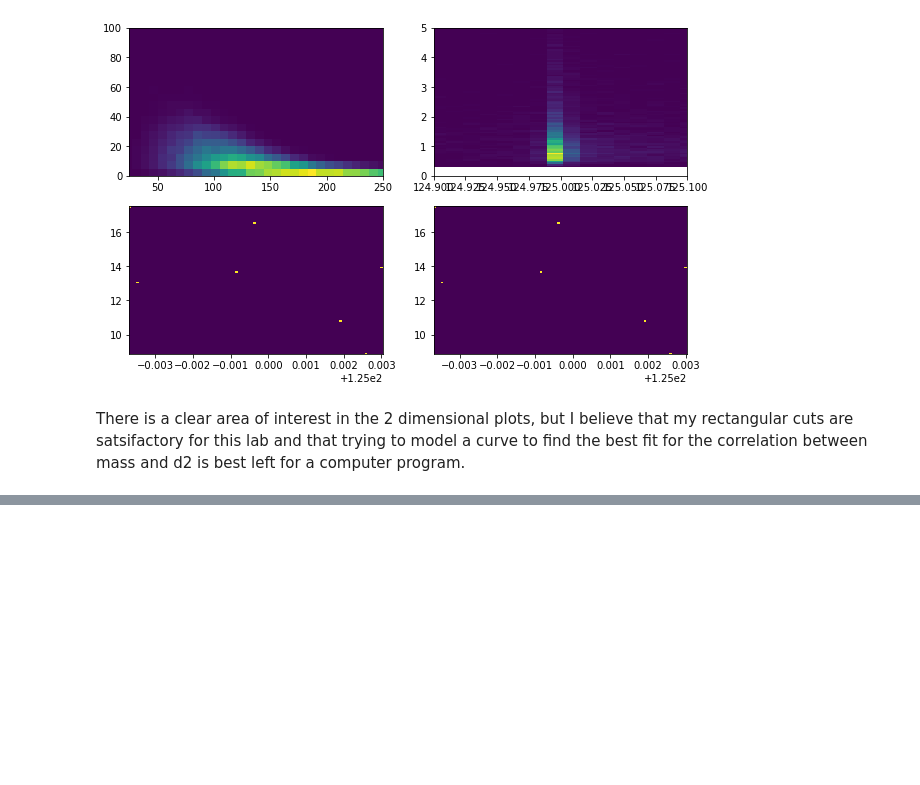
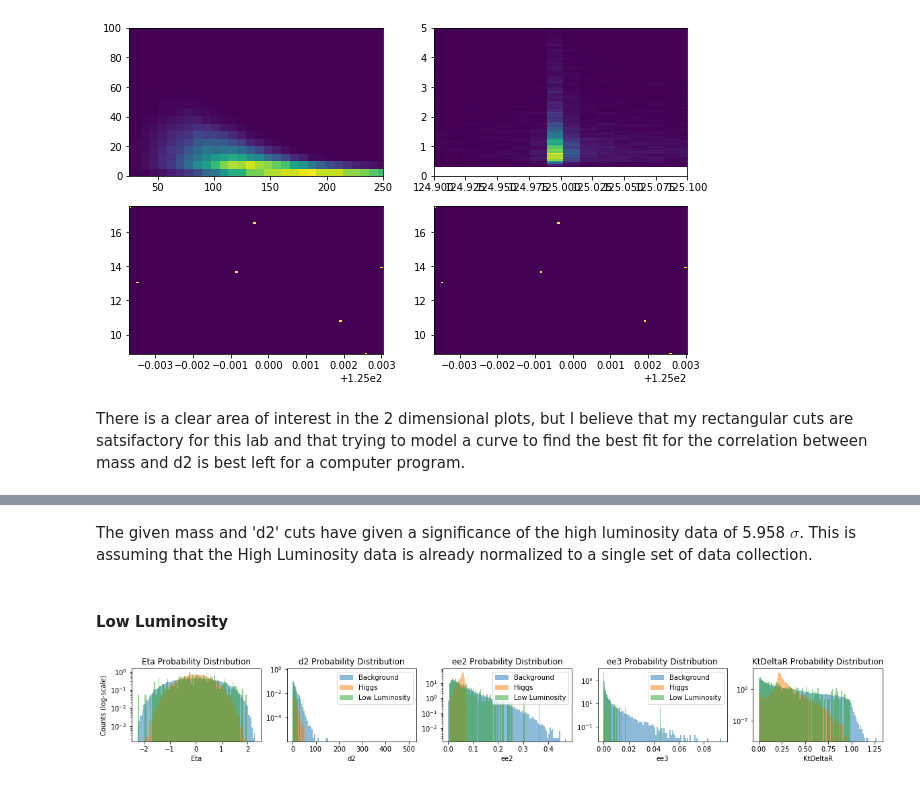
Before and after one commit to maverickmillican/Phys_434_Millican, a Jupyter notebook: Lab7_Millican.ipynb, the cells around one changed output, grey strips where cells are left out. Drawn from its saved outputs; the diff is of its cells as text; code cells hidden in the pictures; blank space fills up the shorter version.

```diff
--- a/Lab7_Millican.ipynb
+++ b/Lab7_Millican.ipynb
@@ -408,0 +500,25 @@ There is a clear area of interest in the 2 dimensional plots, but I believe that
+# %% [markdown]
+The given mass and 'd2' cuts have given a significance of the high luminosity data of 5.958 $\sigma$. This is assuming that the High Luminosity data is already normalized to a single set of data collection.
+# %% [markdown]
+#### Low Luminosity
+# %%
+bins=100; a = .5
+fig, (ax1, ax2, ax3, ax4, ax5) = plt.subplots(1, 5, figsize = (20, 2))
+ax1.hist(qcd['eta'], bins, alpha = a, density = True, label = 'Background'); ax1.hist(higgs['eta'], bins, alpha = a, density = True, label = 'Higgs'); ax1.hist(lowlumi['eta'], bins, alpha = a, density = True, label = 'Low Luminosity'); ax1.set_yscale('log')
+ax2.hist(qcd['d2'], bins, alpha = a, density = True, label = 'Background'); ax2.hist(higgs['d2'], bins, alpha = a, density = True, label = 'Higgs'); ax2.hist(lowlumi['d2'], bins, alpha = a, density = True, label = 'Low Luminosity'); ax2.set_yscale('log')
+ax3.hist(qcd['ee2'], bins, alpha = a, density = True, label = 'Background'); ax3.hist(higgs['ee2'], bins, alpha = a, density = True, label = 'Higgs'); ax3.hist(lowlumi['ee2'], bins, alpha = a, density = True, label = 'Low Luminosity'); ax3.set_yscale('log')
+ax4.hist(qcd['ee3'], bins, alpha = a, density = True, label = 'Background'); ax4.hist(higgs['ee3'], bins, alpha = a, density = True, label = 'Higgs'); ax4.hist(lowlumi['ee3'], bins, alpha = a, density = True, label = 'Low Luminosity'); ax4.set_yscale('log')
+ax5.hist(qcd['KtDeltaR'], bins, alpha = a, density = True, label = 'Background'); ax5.hist(higgs['KtDeltaR'], bins, alpha = a, density = True, label = 'Higgs');ax5.hist(lowlumi['KtDeltaR'], bins, alpha = a, density = True, label = 'Low Luminosity');  ax5.set_yscale('log')
+ax1.set_title('Eta Probability Distribution');
+ax2.set_title('d2 Probability Distribution');
+ax3.set_title('ee2 Probability Distribution');
+ax4.set_title('ee3 Probability Distribution');
+ax5.set_title('KtDeltaR Probability Distribution');
+ax1.set_xlabel('Eta'); ax1.set_ylabel('Counts (log-scale)')
+ax2.set_xlabel('d2')
+ax3.set_xlabel('ee2')
+ax4.set_xlabel('ee3')
+ax5.set_xlabel('KtDeltaR')
+ax2.legend(); ax3.legend(); ax4.legend();
+# %% [output]
+[figure, added]
```
Also changed, not shown: parts of 24 cells of this notebook, 2 other files.
